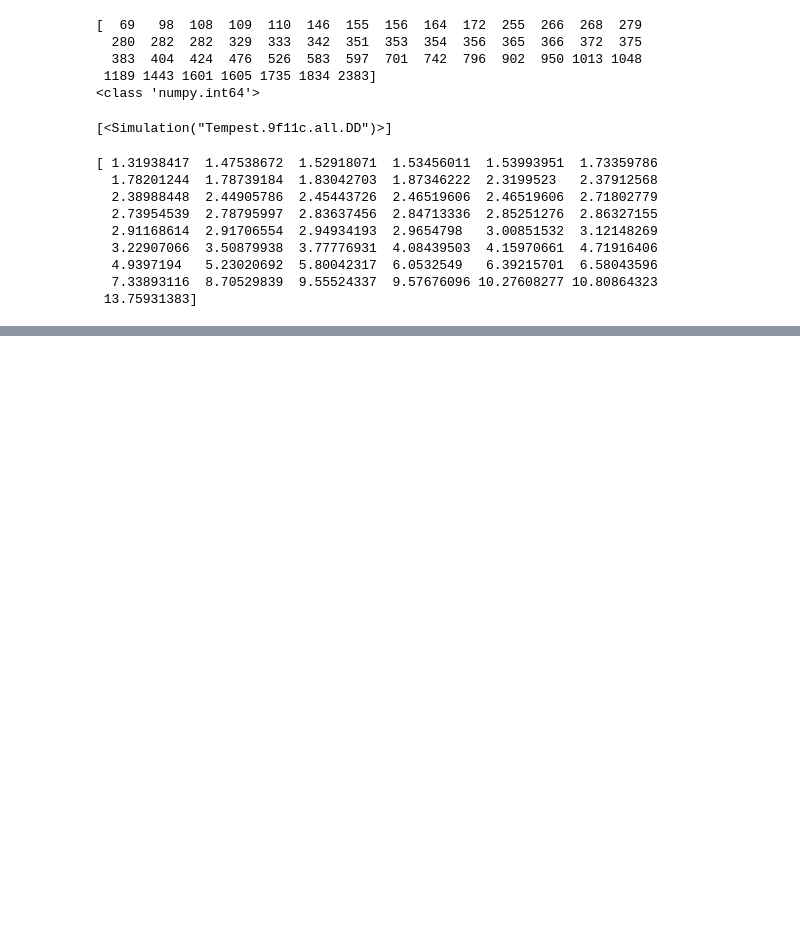
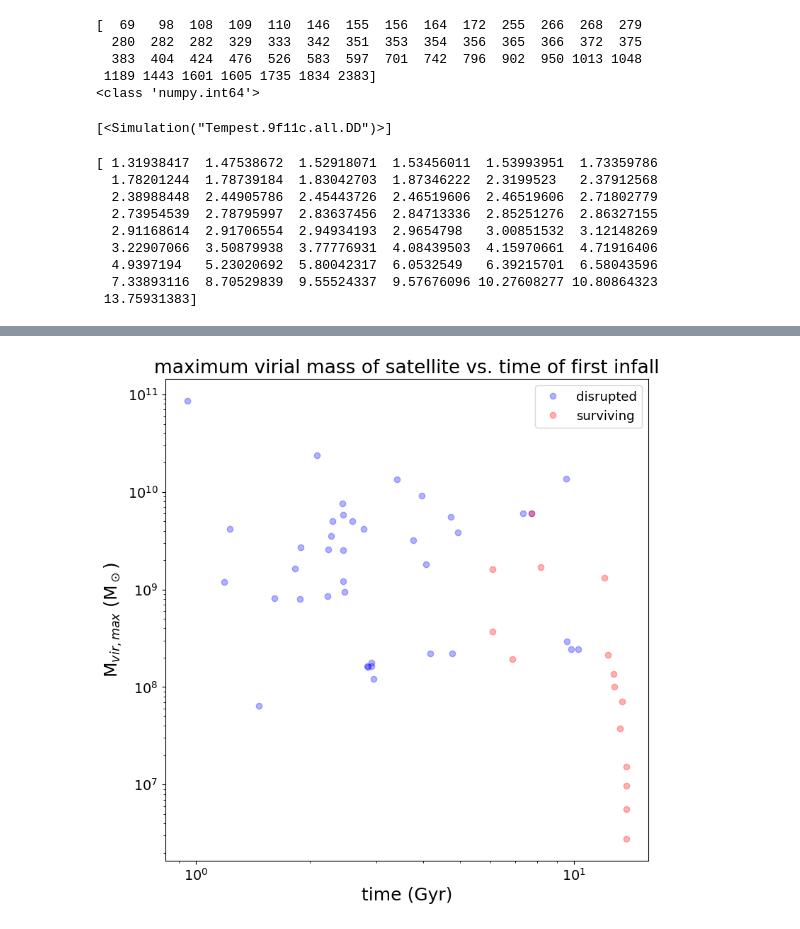
Before and after one commit to nguyenbinh1612/STScI_Summer2022, a Jupyter notebook: halo_star_data.ipynb, the cells around one changed output, grey strips where cells are left out. Drawn from its saved outputs; the diff is of its cells as text; code cells hidden in the pictures; blank space fills up the shorter version.

```diff
--- a/halo_star_data.ipynb
+++ b/halo_star_data.ipynb
@@ -314,0 +332,31 @@ plt.savefig('plots/mvirmax_vs_first_infall.png')
+# %%
+disr = np.genfromtxt('Mvir_vs_1st_infall_disrupted.txt', dtype='str')
+disr_infall_time = np.array(disr[:,0], dtype='float32')
+disr_max_mvir = np.array(disr[:,1], dtype='float32')
+disr_peak = np.array(disr[:,2], dtype='float32')
+
+surv = np.genfromtxt('Mvir_vs_1st_infall_surviving.txt', dtype='str')
+surv_infall_time = np.array(surv[:,0], dtype='float32')
+surv_max_mvir = np.array(surv[:,1], dtype='float32')
+surv_peak = np.array(surv[:,2], dtype='float32')
+# %%
+fig, ax = plt.subplots(figsize=(8,8))
+
+plt.plot(disr_infall_time, disr_max_mvir, 'o', color='blue', \
+         alpha=0.3, label='disrupted')
+plt.plot(surv_infall_time, surv_max_mvir, 'o', color='red', \
+         alpha=0.3, label='surviving')
+
+plt.legend(loc='upper right', prop={'size': 13})
+plt.title('maximum virial mass of satellite vs. time of first infall', fontsize=19)
+plt.xlabel('time (Gyr)', fontsize=18)
+plt.xticks(fontsize=14)
+plt.ylabel('M$_{vir,max}$ (M$_\odot$)', fontsize=18)
+plt.yticks(fontsize=14)
+plt.xscale('log')
+plt.yscale('log')
+plt.tight_layout()
+plt.style.use('default')
+plt.savefig('plots/mvirmax_vs_first_infall.png')
+# %% [output]
+[figure, added]
```
Also changed, not shown: parts of 14 cells of this notebook, 8 other files.
